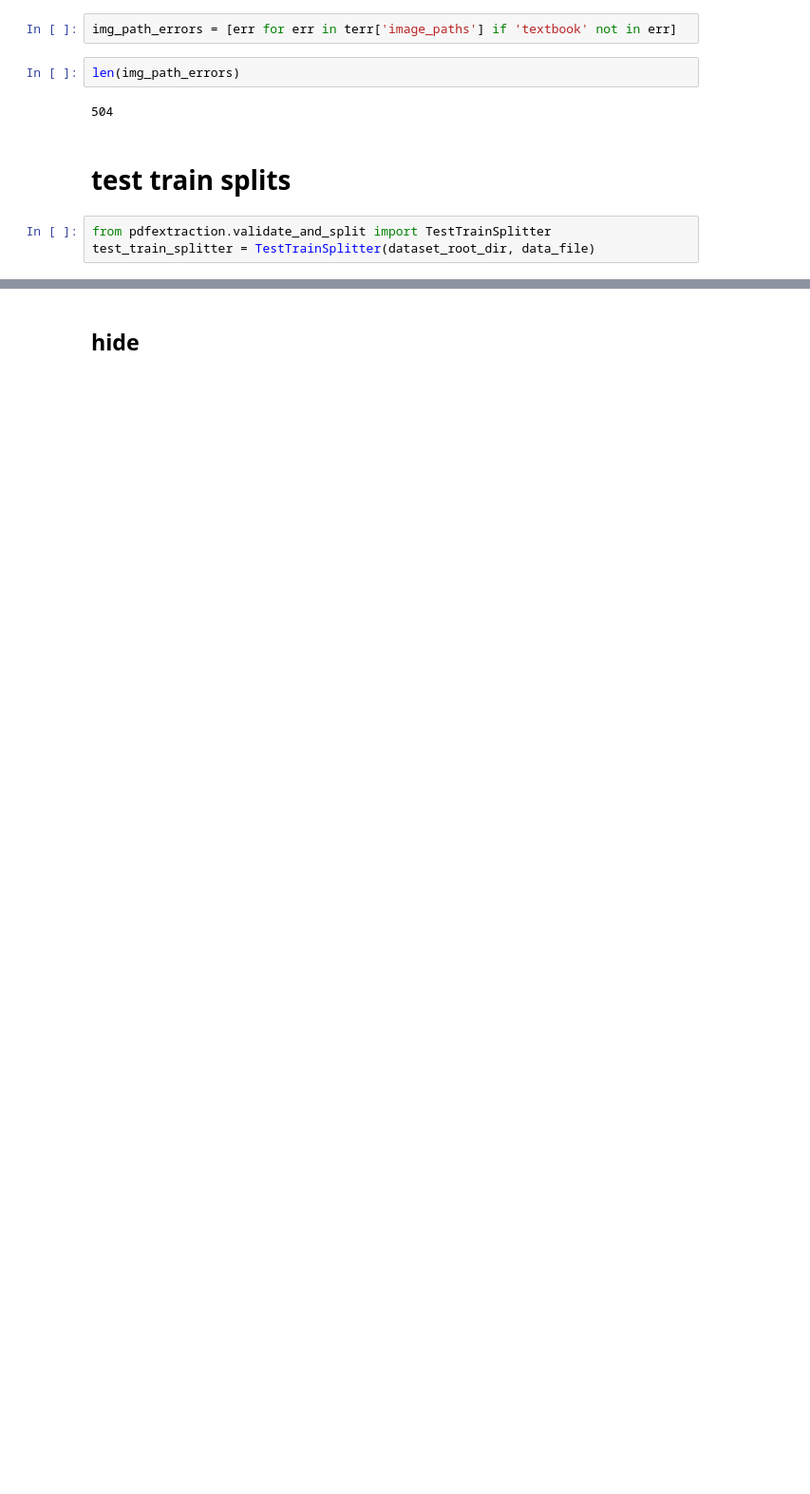
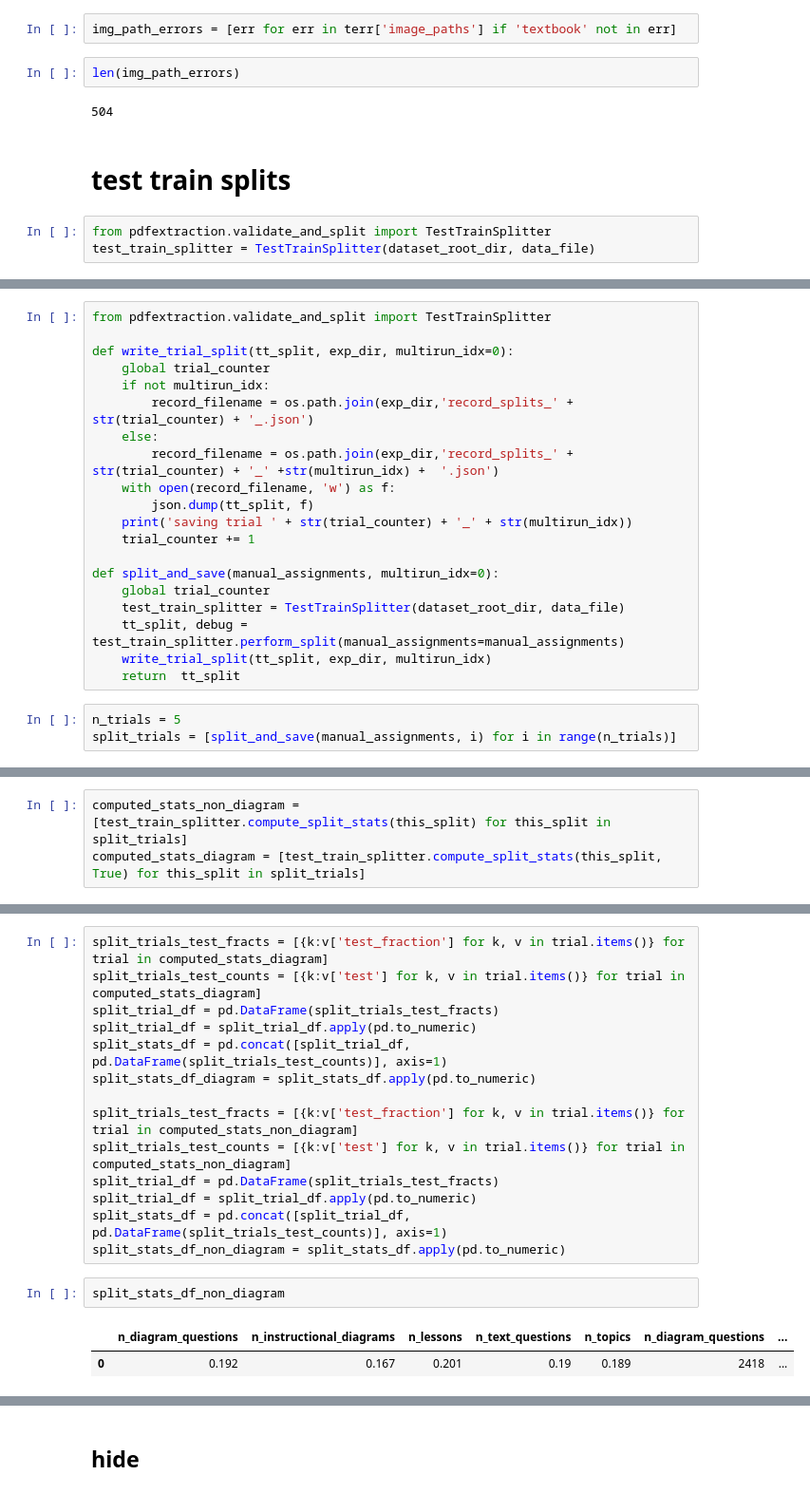
Before and after one commit to drschwenk/stb_notebooks, a Jupyter notebook: generate_figs.ipynb, the cells around one changed output, grey strips where cells are left out. Shown at 95% size. Drawn from its saved outputs; the diff is of its cells as text; blank space fills up the shorter version.

Commit message:
working on tt split assignments:

```diff
--- a/generate_figs.ipynb
+++ b/generate_figs.ipynb
@@ -110,0 +127,23 @@ split_trial_df.describe()
+# %%
+from pdfextraction.validate_and_split import TestTrainSplitter
+
+def write_trial_split(tt_split, exp_dir, multirun_idx=0):
+    global trial_counter
+    if not multirun_idx:
+        record_filename = os.path.join(exp_dir,'record_splits_' + str(trial_counter) + '_.json')
+    else:
+        record_filename = os.path.join(exp_dir,'record_splits_' + str(trial_counter) + '_' +str(multirun_idx) +  '.json')
+    with open(record_filename, 'w') as f:
+        json.dump(tt_split, f)
+    print('saving trial ' + str(trial_counter) + '_' + str(multirun_idx))
+    trial_counter += 1
+
+def split_and_save(manual_assignments, multirun_idx=0):
+    global trial_counter
+    test_train_splitter = TestTrainSplitter(dataset_root_dir, data_file)
+    tt_split, debug = test_train_splitter.perform_split(manual_assignments=manual_assignments)
+    write_trial_split(tt_split, exp_dir, multirun_idx)
+    return  tt_split
+# %%
+n_trials = 5
+split_trials = [split_and_save(manual_assignments, i) for i in range(n_trials)]
@@ -110,0 +156,3 @@ split_trial_df.describe()
+# %%
+computed_stats_non_diagram = [test_train_splitter.compute_split_stats(this_split) for this_split in split_trials]
+computed_stats_diagram = [test_train_splitter.compute_split_stats(this_split, True) for this_split in split_trials]
@@ -110,0 +205,19 @@ split_trial_df.describe()
+# %%
+split_trials_test_fracts = [{k:v['test_fraction'] for k, v in trial.items()} for trial in computed_stats_diagram]
+split_trials_test_counts = [{k:v['test'] for k, v in trial.items()} for trial in computed_stats_diagram]
+split_trial_df = pd.DataFrame(split_trials_test_fracts)
+split_trial_df = split_trial_df.apply(pd.to_numeric)
+split_stats_df = pd.concat([split_trial_df, pd.DataFrame(split_trials_test_counts)], axis=1)
+split_stats_df_diagram = split_stats_df.apply(pd.to_numeric)
+
+split_trials_test_fracts = [{k:v['test_fraction'] for k, v in trial.items()} for trial in computed_stats_non_diagram]
+split_trials_test_counts = [{k:v['test'] for k, v in trial.items()} for trial in computed_stats_non_diagram]
+split_trial_df = pd.DataFrame(split_trials_test_fracts)
+split_trial_df = split_trial_df.apply(pd.to_numeric)
+split_stats_df = pd.concat([split_trial_df, pd.DataFrame(split_trials_test_counts)], axis=1)
+split_stats_df_non_diagram = split_stats_df.apply(pd.to_numeric)
+# %%
+split_stats_df_non_diagram
+# %% [output]
+|  | n_diagram_questions | n_instructional_diagrams | n_lessons | n_text_questions | n_topics | n_diagram_questions | ... |
+| 0 | 0.192 | 0.167 | 0.201 | 0.19 | 0.189 | 2418 | ... |
```
Also changed, not shown: parts of 20 cells of this notebook, 2 other files.
